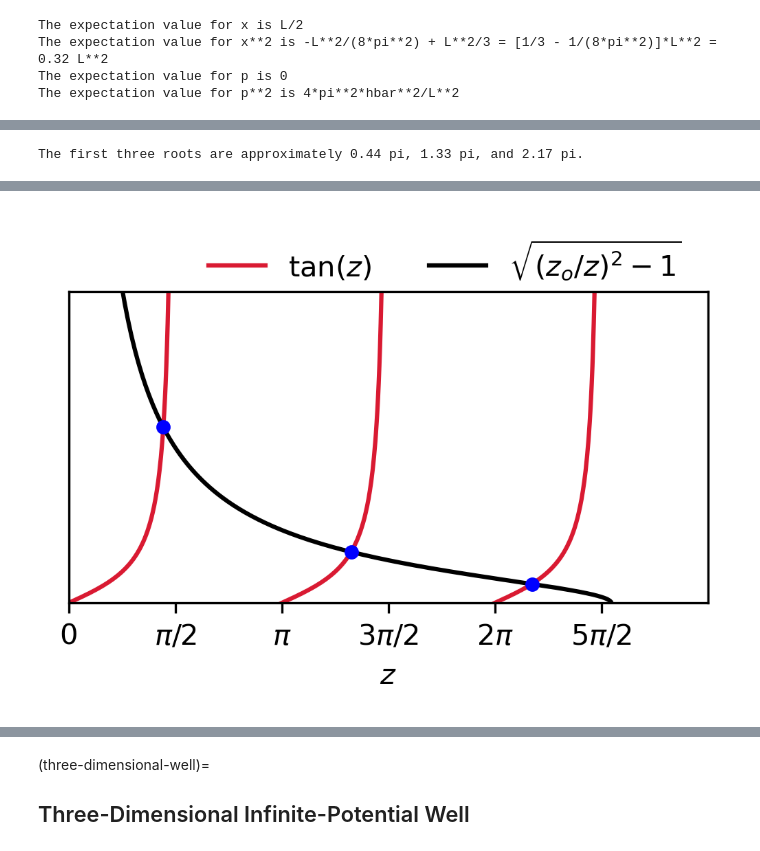
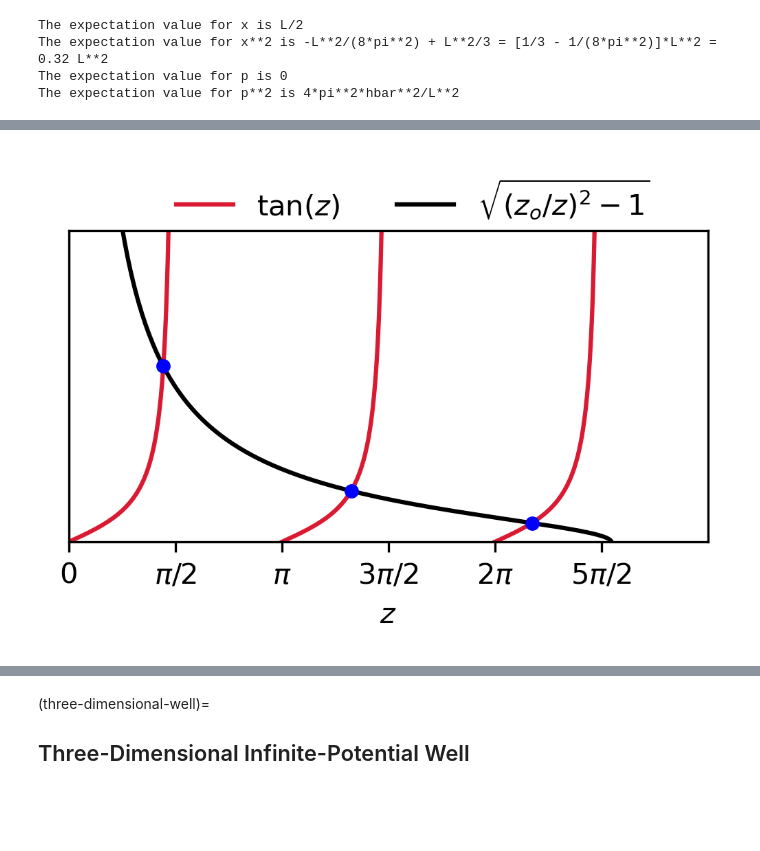
Before and after one commit to saturnaxis/ModernPhysics, a Jupyter notebook: docs/_sources/Chapter_6/quantum-mechanics-part2.ipynb, the cells around one changed output, grey strips where cells are left out. Saved outputs shown, nothing was run; the diff lists cells and outputs as text; code cells hidden in the pictures; blank space fills up the shorter version.

```diff
--- a/docs/_sources/Chapter_6/quantum-mechanics-part2.ipynb
+++ b/docs/_sources/Chapter_6/quantum-mechanics-part2.ipynb
@@ -720,6 +721,7 @@ We are left with a transcendental equation that must be solved numerically, wher
 import numpy as np
 import matplotlib.pyplot as plt
 from scipy.optimize import newton
+from myst_nb import glue
 
 def fsw(z):
     #Calculate the root for the finite square well (symmetric case)
@@ -746,7 +748,7 @@ for i in range(0,3):
     else:
         ax.plot(z1,np.tan(z1),'-',color=col,lw=lw)
 ax.plot(z[z<z_o],np.sqrt((z_o/z[z<z_o])**2-1),'k-',lw=lw,label='$\sqrt{(z_o/z)^2-1}$')
-ax.legend(bbox_to_anchor=(0., 1.05, 1., .102),ncol=2,fontsize=fs,frameon=False)
+ax.legend(bbox_to_anchor=(-0.05, 1.05, 1., .102),ncol=2,fontsize=fs,frameon=False)
 
 roots = []
 for i in range(0,3):
@@ -755,7 +757,7 @@ for i in range(0,3):
     ax.plot(z_root,np.tan(z_root),'b.',ms=8)
     roots.append(z_root)
 
-print("The first three roots are approximately %1.2f pi, %1.2f pi, and %1.2f pi." % (roots[0]/np.pi,roots[1]/np.pi,roots[2]/np.pi))
+#print("The first three roots are approximately %1.2f pi, %1.2f pi, and %1.2f pi." % (roots[0]/np.pi,roots[1]/np.pi,roots[2]/np.pi))
 
 ax.set_xticks([0,np.pi/2,np.pi,1.5*np.pi,2*np.pi,2.5*np.pi])
 ax.set_xticklabels(['0','$\pi/2$','$\pi$','$3\pi/2$','$2\pi$','$5\pi/2$'])
@@ -763,6 +765,7 @@ ax.set_xlim(0,3*np.pi)
 
 ax.set_ylim(0,10)
 ax.set_yticks([])
-ax.set_xlabel("$z$",fontsize=fs);
+ax.set_xlabel("$z$",fontsize=fs)
+
+glue("fsw_fig", fig, display=False);
 # %% [output]
-The first three roots are approximately 0.44 pi, 1.33 pi, and 2.17 pi.
@@ -769 +773 @@ The first three roots are approximately 0.44 pi, 1.33 pi, and 2.17 pi.
-[figure, old version]
+[figure, new version]
```
Also changed, not shown: parts of 6 cells of this notebook, 6 other files.
